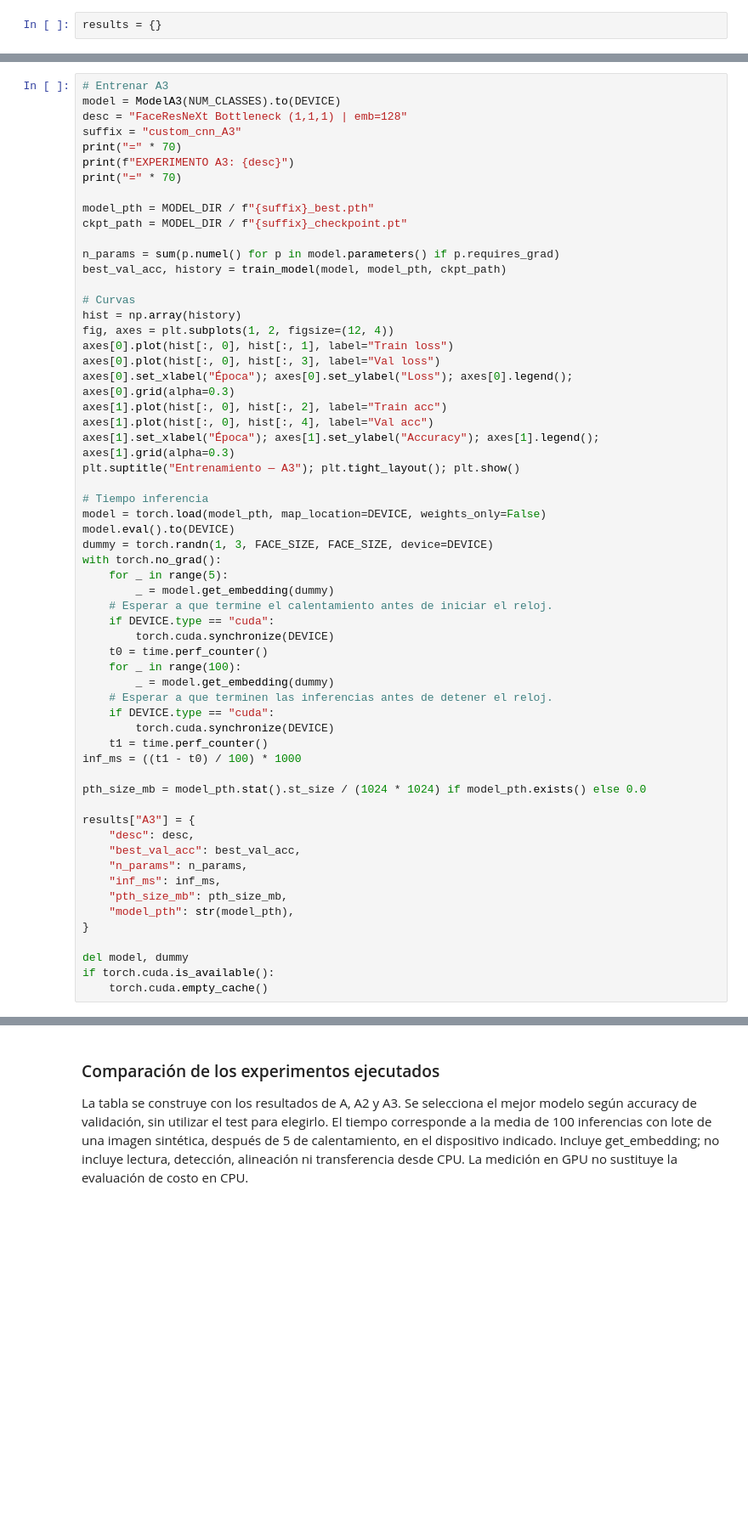
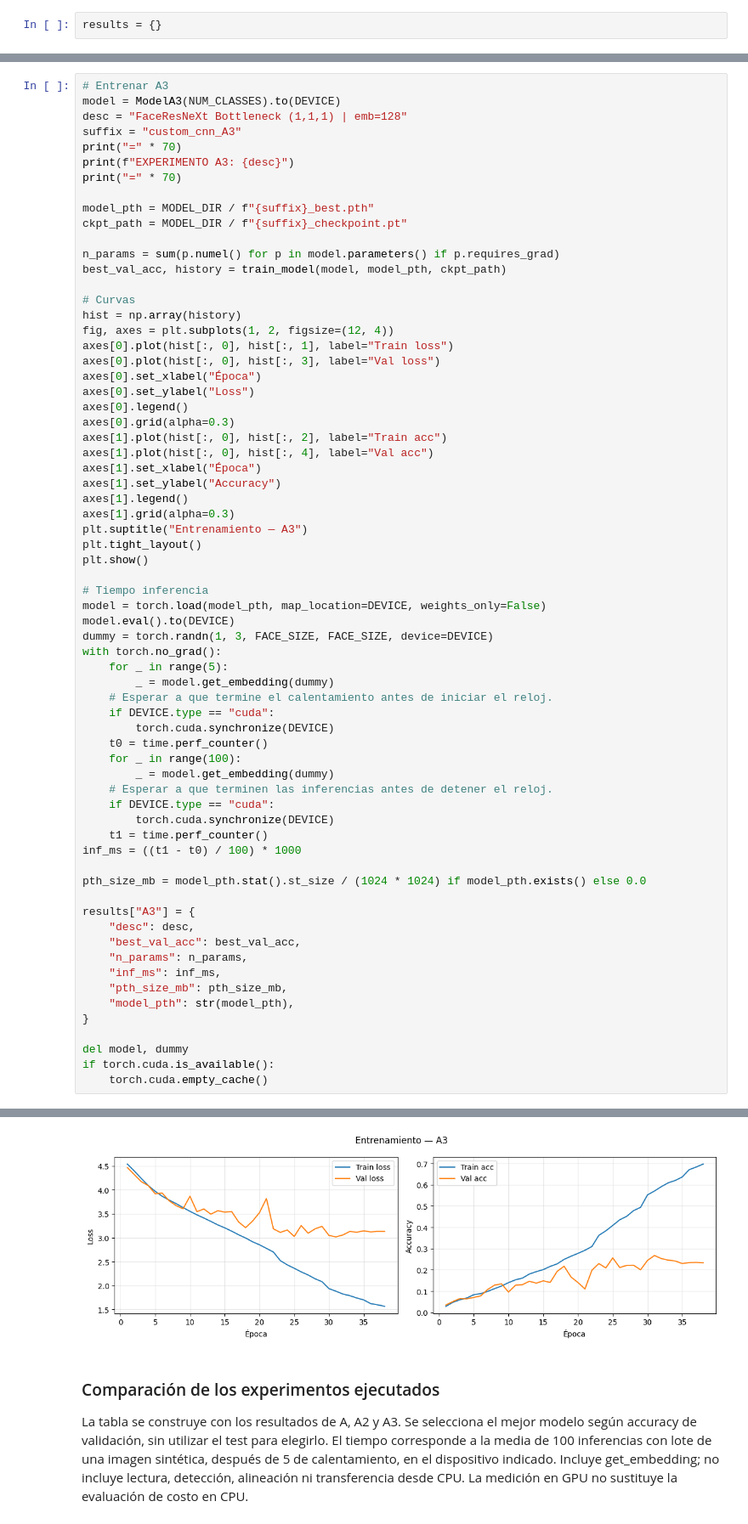
Before and after one commit to gabrielsoda/tuia-face-recognition-app, a Jupyter notebook: 2-train.ipynb, the cells around one changed output, grey strips where cells are left out. Shown at 85% size. Drawn from its saved outputs; the diff is of its cells as text; blank space fills up the shorter version.

```diff
--- a/2-train.ipynb
+++ b/2-train.ipynb
@@ -680,11 +839,19 @@ hist = np.array(history)
 fig, axes = plt.subplots(1, 2, figsize=(12, 4))
 axes[0].plot(hist[:, 0], hist[:, 1], label="Train loss")
 axes[0].plot(hist[:, 0], hist[:, 3], label="Val loss")
-axes[0].set_xlabel("Época"); axes[0].set_ylabel("Loss"); axes[0].legend(); axes[0].grid(alpha=0.3)
+axes[0].set_xlabel("Época")
+axes[0].set_ylabel("Loss")
+axes[0].legend()
+axes[0].grid(alpha=0.3)
 axes[1].plot(hist[:, 0], hist[:, 2], label="Train acc")
 axes[1].plot(hist[:, 0], hist[:, 4], label="Val acc")
-axes[1].set_xlabel("Época"); axes[1].set_ylabel("Accuracy"); axes[1].legend(); axes[1].grid(alpha=0.3)
-plt.suptitle("Entrenamiento — A3"); plt.tight_layout(); plt.show()
+axes[1].set_xlabel("Época")
+axes[1].set_ylabel("Accuracy")
+axes[1].legend()
+axes[1].grid(alpha=0.3)
+plt.suptitle("Entrenamiento — A3")
+plt.tight_layout()
+plt.show()
 
 # Tiempo inferencia
 model = torch.load(model_pth, map_location=DEVICE, weights_only=False)
@@ -719,3 +886,4 @@ results["A3"] = {
 del model, dummy
 if torch.cuda.is_available():
     torch.cuda.empty_cache()
+# %% [output]
@@ -722,3 +907,4 @@ if torch.cuda.is_available():
+[figure, added]
 # %% [markdown]
 ### Comparación de los experimentos ejecutados
 
```
Also changed, not shown: parts of 11 cells of this notebook.
